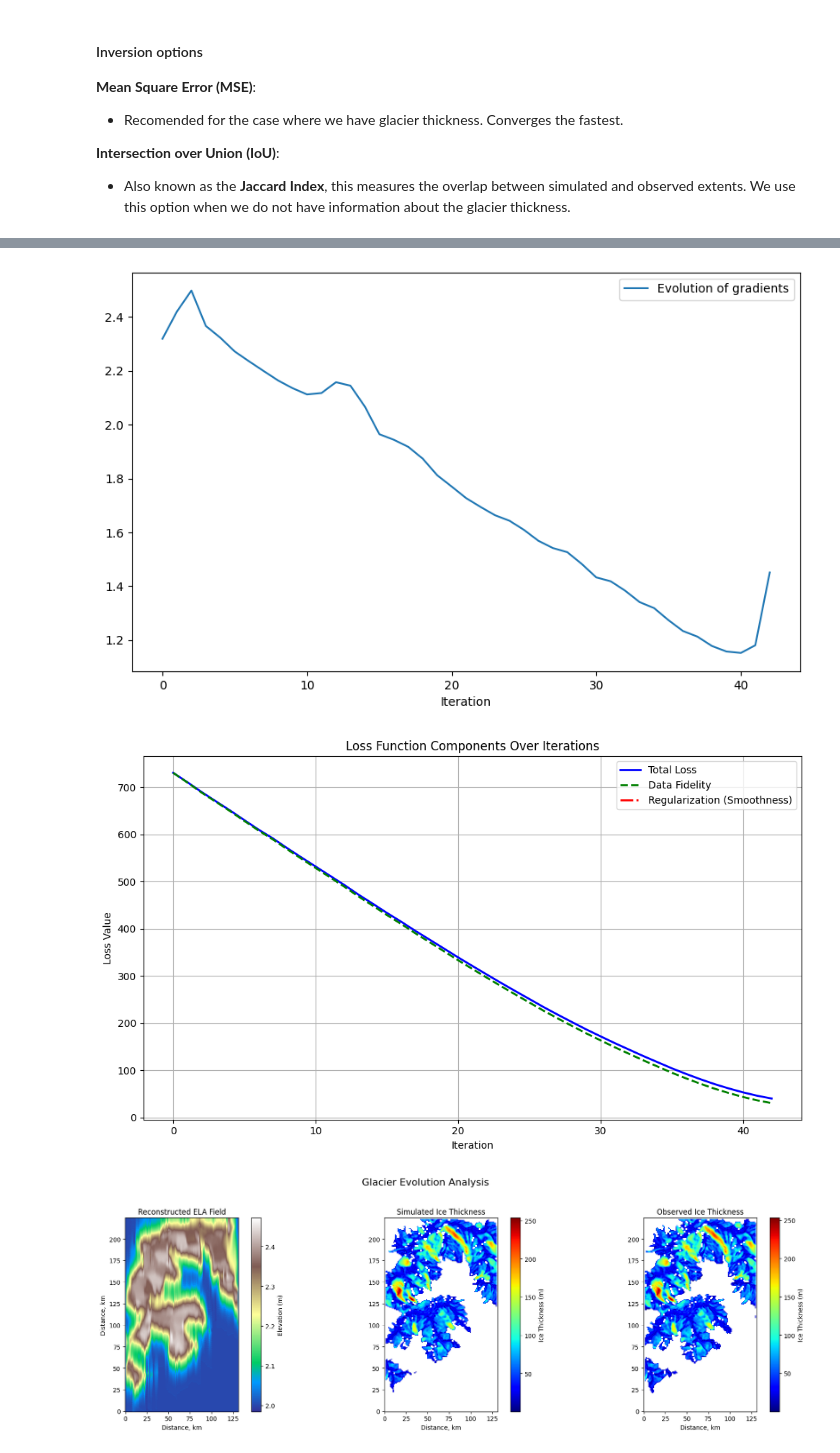
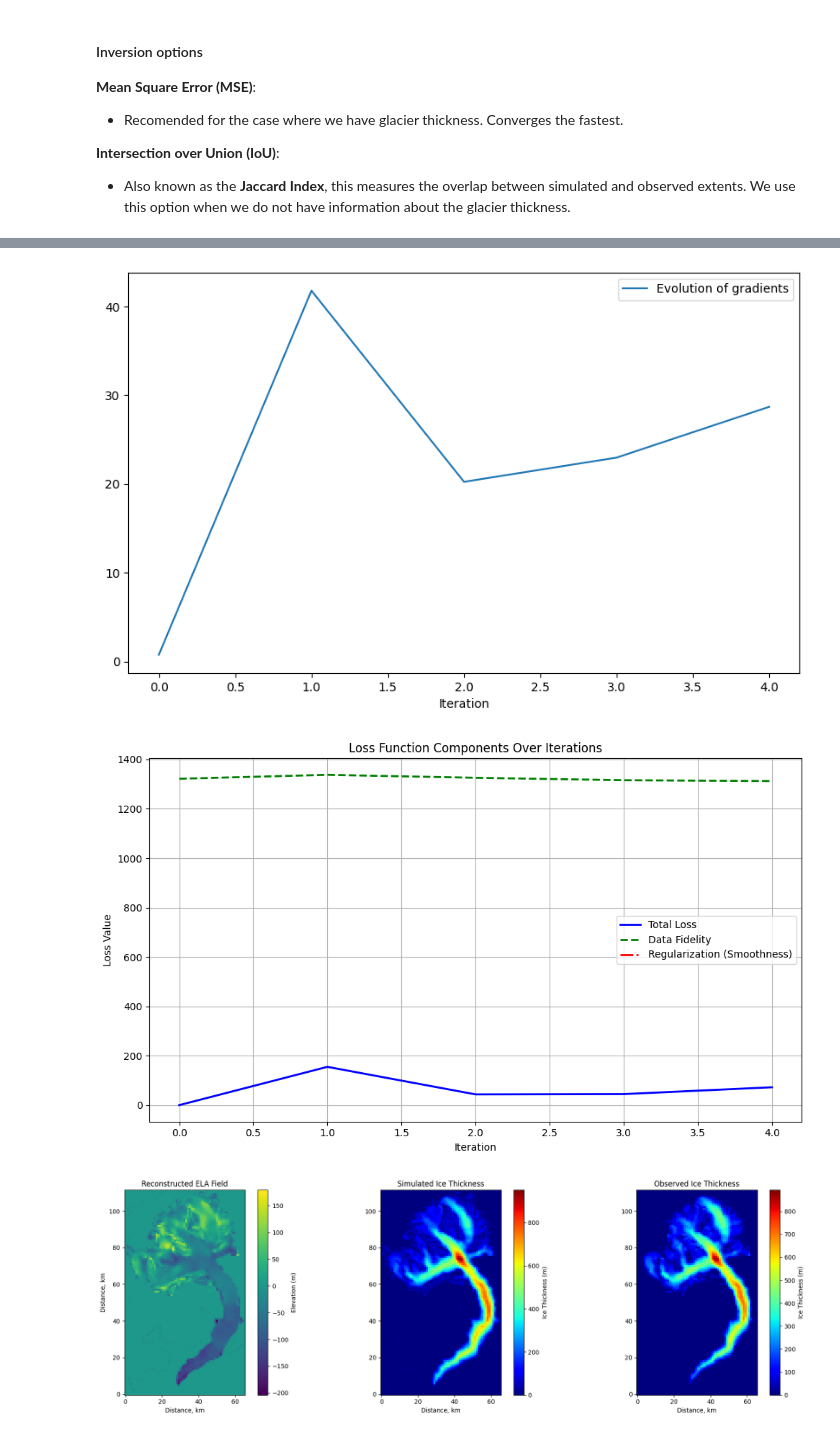
Before and after one commit to kejdilleshi/InvertedGlacierEvolutionModel, a Jupyter notebook: SIA/checkpointing.ipynb, the cells around one changed output, grey strips where cells are left out. Saved outputs shown, nothing was run; the diff lists cells and outputs as text; code cells hidden in the pictures.

```diff
--- a/SIA/checkpointing.ipynb
+++ b/SIA/checkpointing.ipynb
@@ -158,7 +155,7 @@ Z_topo[r2 <= flat_radius**2] = 4000.0
 # %%
-precip = 2.5 # e.g., m/year
-T_ma_lowest = 8 # °C at lowest elevation
-T_mj_lowest = 20  # °C at lowest elevation
+precip = 2.3 # e.g., m/year
+T_ma_lowest = 4 # °C at lowest elevation
+T_mj_lowest = 16  # °C at lowest elevation
 
 nc_file = netCDF4.Dataset('geology.nc')
 # nc_file = netCDF4.Dataset('AIF-v1/output-500.nc')
@@ -192,22 +192,18 @@ def reduce_hook(grad):
 # %% [markdown]
 ### Prepare the spatial-temporal observations
 # %%
-nc_file = netCDF4.Dataset('geology.nc')
+nc_file = netCDF4.Dataset('geology_200m.nc')
 Z_topo = torch.tensor(nc_file.variables['topg'][:], device=device)
-topo_1880 = torch.tensor(nc_file.variables['surf_1880'][:], device=device)
-thk_1880=topo_1880-Z_topo
-thk_1880.to(device=device)
-topo_2017 = torch.tensor(nc_file.variables['surf_2017'][:], device=device)
-H_init=topo_2017-Z_topo
-ttot = 50  # Time limit (yr)
+thk_1880 = torch.tensor(nc_file.variables['thk_1880'][:], device=device)
+ice_mask = torch.tensor(nc_file.variables['icemask'][:], device=device)
+
+ttot = 120  # Time limit (yr)
 t_start=1880.
-grad_b = torch.tensor(0.008, device=device)  # Mass balance gradient
-b_max = torch.tensor(2.6, device=device)  # Maximum precip (m/yr)
-Z_ELA = torch.tensor(2800.0, device=device)  # Elevation of equilibrium line altitude (m)
 
 rho, g, fd = torch.tensor([910.0, 9.81,0.25e-16], device=device) # units [kg/m^3, m/s^-2, Pa^-3year^-1]
-dx=100
-dy=100
+dx=200
+dy=200
 Lx=Z_topo.shape[1]*dx
 Ly=Z_topo.shape[0]*dy
 nc_file.close()
+torch.save(thk_1880,'Obs_2D.pt')
@@ -424,12 +364,12 @@ glacier_model = GlacierDynamicsCheckpointed(Z_topo, ttot, rho, g, fd, Lx, Ly, dx
 * Also known as the **Jaccard Index**, this measures the overlap between simulated and observed extents. We use this option when we do not have information about the glacier thickness.
 # %%
 # # Define a function for the forward computation to use with checkpointing
-def checkpointed_inversion_thicknes(precip_tensor, T_ma_lowest,T_mj_lowest,observed_thk, reg_lambda):
+def inversion_thicknes(precip_tensor, T_ma_lowest,T_mj_lowest,observed_thk, reg_lambda):
     # Perform forward simulation
     H_simulated = glacier_model(precip_tensor, T_ma_lowest,T_mj_lowest)
 
     # Compute data fidelity term
-    data_fidelity = torch.mean(torch.abs(H_simulated - observed_thk) ** 2)
+    data_fidelity = torch.mean(torch.abs(H_simulated - observed_thk) ** 2)/torch.norm(observed_thk)
 
     # Compute smoothness regularization
     smoothness_x = torch.sum((precip_tensor[:, 1:] - precip_tensor[:, :-1]) ** 2)
@@ -441,7 +381,7 @@ def checkpointed_inversion_thicknes(precip_tensor, T_ma_lowest,T_mj_lowest,obser
     return loss,H_simulated
 
 # Define a function for the forward computation to use with checkpointing
-def checkpointed_inversion_extent(precip_tensor,temp_low,temp_high, observed_thk):
+def inversion_extent(precip_tensor,temp_low,temp_high, observed_thk):
     """
     Forward computation with IoU for data fidelity and smoothness regularization.
 
@@ -591,48 +560,44 @@ Peak GPU memory used: 334.66 MB.
 # %%
-plot_gradient_evolution(total_gradients_history)
+plot_gradient_evolution(total_gradients_history,'kot.png')
 # %% [output]
-[figure, old version]
+[figure, new version]
 # %%
-plot_loss_components(total_loss_history, data_fidelity_history, regularization_history)
+plot_loss_components(total_loss_history, data_fidelity_history, regularization_history,'kot.png')
 # %% [output]
-[figure, old version]
+[figure, new version]
 # %%
 # Convert tensors to NumPy arrays for plotting
 Z_ELA_np = precip_tensor.to(torch.float32).detach().cpu().numpy()
 H_ice_np = H_simulated.to(torch.float32).detach().cpu().numpy()
-mask_observed = observed_thk#torch.sigmoid((observed_thk - 5) * 10.0)
-observed_thk_np = mask_observed.to(torch.float32).detach().cpu().numpy()
+observed_thk_np = observed_thk.to(torch.float32).detach().cpu().numpy()
 
 # Create a figure with three subplots side by side
 fig, ax = plt.subplots(1, 3, figsize=(18, 6))  # Adjust figsize for better layout
 
 # Plot the ELA field
-im1 = ax[0].imshow(Z_ELA_np[0], cmap='terrain', origin='lower')
+im1 = ax[0].imshow(observed_thk_np-H_ice_np, origin='lower')
 fig.colorbar(im1, ax=ax[0], orientation='vertical', label='Elevation (m)')
 ax[0].set_title('Reconstructed ELA Field')
 ax[0].set_xlabel('Distance, km')
 ax[0].set_ylabel('Distance, km')
 
 # Second subplot: Ice thickness (simulated)
-im2 = ax[1].imshow(np.where(H_ice_np > 0, H_ice_np, np.nan), cmap='jet', origin='lower')
+im2 = ax[1].imshow( H_ice_np, cmap='jet', origin='lower')
 fig.colorbar(im2, ax=ax[1], orientation='vertical', label='Ice Thickness (m)')
 ax[1].set_title('Simulated Ice Thickness')
 ax[1].set_xlabel('Distance, km')
 
 # Third subplot: Observed ice thickness
-im3 = ax[2].imshow(np.where(observed_thk_np > 0, observed_thk_np, np.nan), cmap='jet', origin='lower')
+im3 = ax[2].imshow(observed_thk_np, cmap='jet', origin='lower')
 fig.colorbar(im3, ax=ax[2], orientation='vertical', label='Ice Thickness (m)')
 ax[2].set_title('Observed Ice Thickness')
 ax[2].set_xlabel('Distance, km')
-
-# Add a main title
-fig.suptitle('Glacier Evolution Analysis', fontsize=16)
 
 # Adjust layout to prevent overlap
 plt.tight_layout(rect=[0, 0, 1, 0.95])
 
 # Display the plots
 plt.show()
 # %% [output]
-[figure, old version]
+[figure, new version]
 # %%
```
Also changed, not shown: parts of 22 cells of this notebook, 16 other files.
